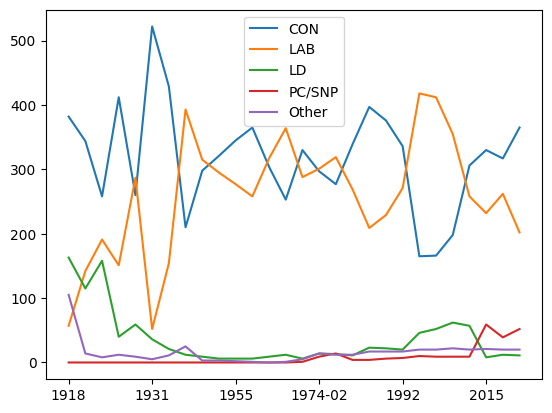
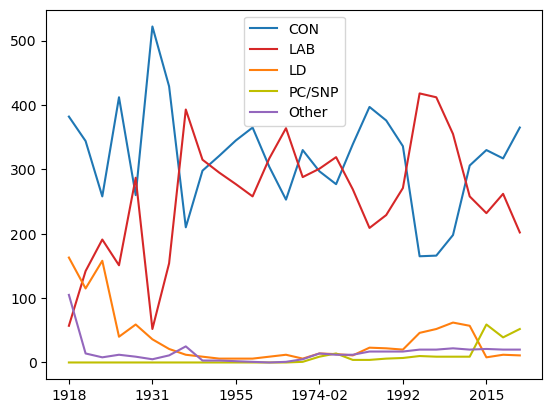
Unified diff of the notebook cell whose output changed from the first chart to the second:
--- before
+++ after
@@ -1 +1 @@
-elections_seats.drop(columns=['Total']).plot()
+elections_seats.drop(columns=['Total']).plot(color=seat_colours)

Commit: add appropriate colours to UK elections notebook